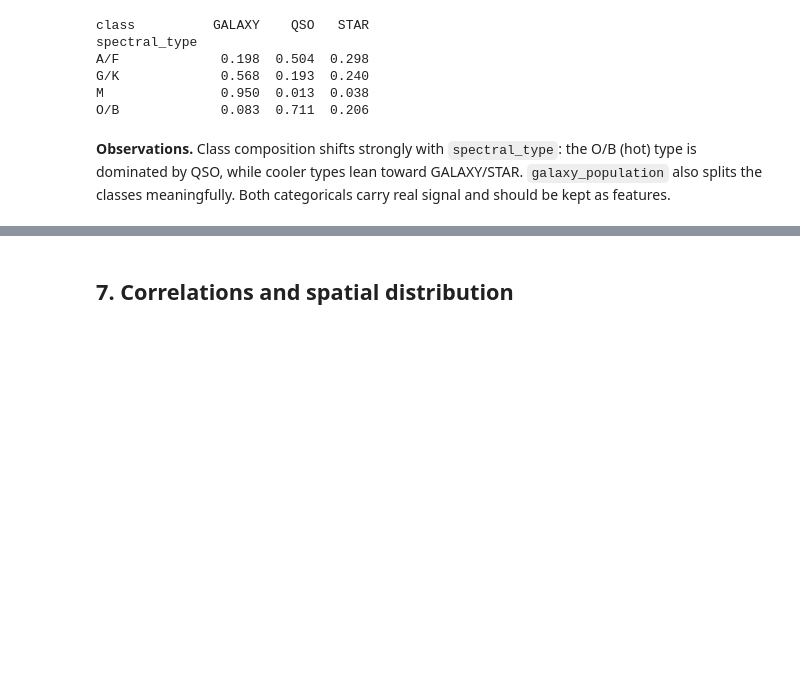
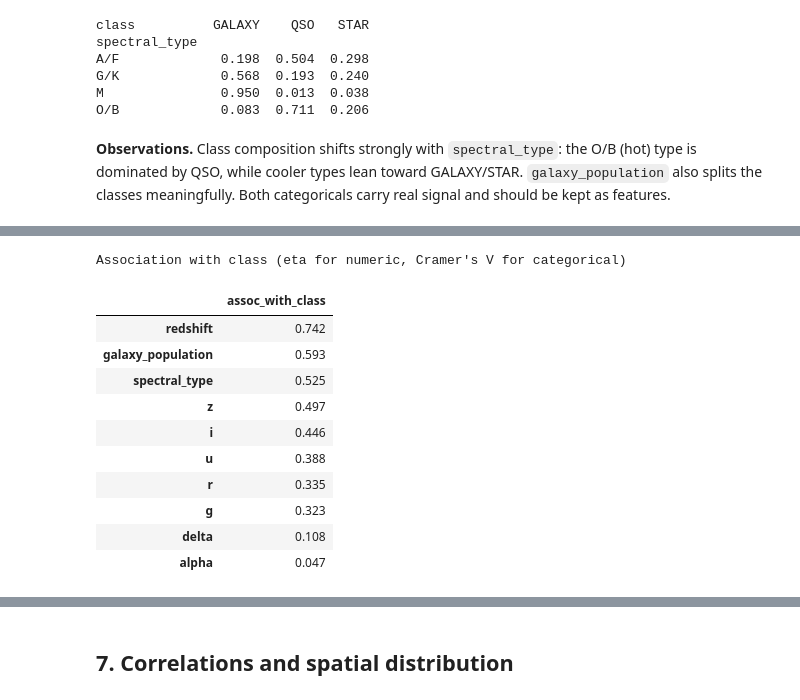
Before and after one commit to FlexonaFFt/MLKaggleTasks, a Jupyter notebook: competitions/predicting-stellar-class/notebooks/eda_note.ipynb, the cells around one changed output, grey strips where cells are left out. Drawn from its saved outputs; the diff is of its cells as text; code cells hidden in the pictures; blank space fills up the shorter version.

```diff
--- a/competitions/predicting-stellar-class/notebooks/eda_note.ipynb
+++ b/competitions/predicting-stellar-class/notebooks/eda_note.ipynb
@@ -446,0 +450,39 @@ O/B             0.083  0.711  0.206
+# %%
+from scipy.stats import chi2_contingency
+
+def correlation_ratio(categories, values):
+    """eta: share of numeric variance explained by the class label (0..1)."""
+    cats = pd.Categorical(categories)
+    y = np.asarray(values, dtype=float)
+    grand = y.mean()
+    ss_between = sum(((y[cats.codes == k].mean() - grand) ** 2) * (cats.codes == k).sum()
+                     for k in range(len(cats.categories)))
+    ss_total = ((y - grand) ** 2).sum()
+    return np.sqrt(ss_between / ss_total) if ss_total > 0 else 0.0
+
+def cramers_v(a, b):
+    ct = pd.crosstab(a, b)
+    chi2 = chi2_contingency(ct)[0]
+    n = ct.values.sum()
+    r, k = ct.shape
+    return np.sqrt((chi2 / n) / (min(r, k) - 1))
+
+assoc = {c: correlation_ratio(train[TARGET], train[c]) for c in num_cols}
+assoc.update({c: cramers_v(train[c], train[TARGET]) for c in cat_cols})
+assoc = (pd.Series(assoc, name='assoc_with_class')
+         .sort_values(ascending=False).to_frame())
+styled(assoc, caption="Association with class (eta for numeric, Cramer's V for categorical)",
+       gradient=True, axis=0)
+# %% [output]
+Association with class (eta for numeric, Cramer's V for categorical)
+|  | assoc_with_class |
+| redshift | 0.742 |
+| galaxy_population | 0.593 |
+| spectral_type | 0.525 |
+| z | 0.497 |
+| i | 0.446 |
+| u | 0.388 |
+| r | 0.335 |
+| g | 0.323 |
+| delta | 0.108 |
+| alpha | 0.047 |
```
Also changed, not shown: parts of 11 cells of this notebook, 3 other files.
